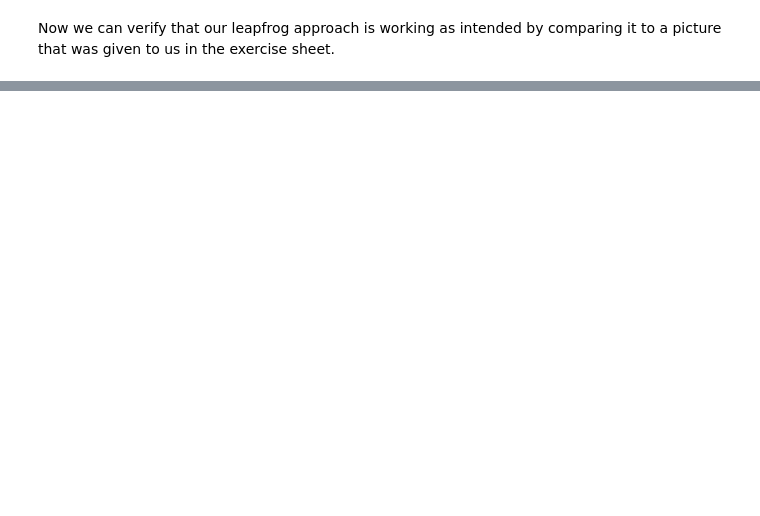
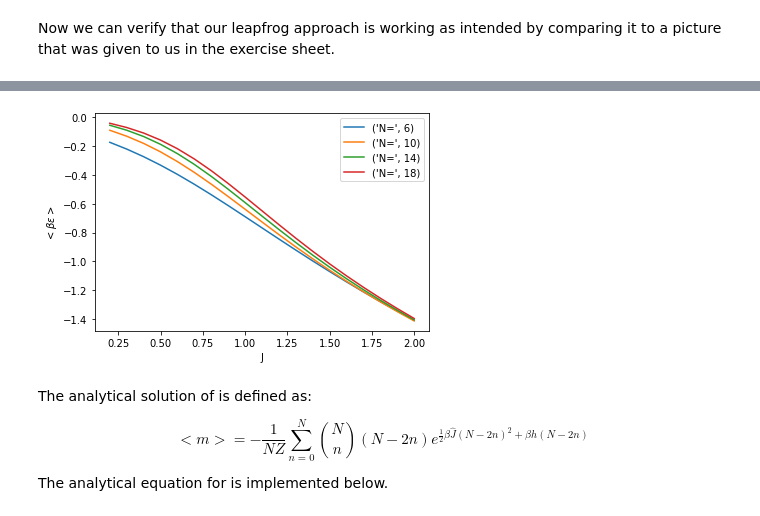
Before and after one commit to Trico94/physics760_Martin, a Jupyter notebook: Exercise 3/exercise3.ipynb, the cells around one changed output, grey strips where cells are left out. Drawn from its saved outputs; the diff is of its cells as text; code cells hidden in the pictures; blank space fills up the shorter version.

```diff
--- a/Exercise 3/exercise3.ipynb
+++ b/Exercise 3/exercise3.ipynb
@@ -157,0 +208,8 @@ Setting h = (βh) = .5 and using some values of N ranging from 5 to 20, calculat
+# %%
+def Z_analytical(N, beta_J, beta_h):
+    sum=0
+    for n in range(N):
+        sum = sum + sp.binom(N, n)*np.exp((0.5*beta_J/N)*(N-2*n)**2+beta_h*(N-2*n))
+    return sum
+
+print(Z_analytical(5, 1, 0.5))
@@ -157,0 +226,8 @@ Setting h = (βh) = .5 and using some values of N ranging from 5 to 20, calculat
+# %%
+# Implementation of the mean energy
+def mean_energy_analytical(N, beta_J, beta_h):
+    Z=Z_analytical(N, beta_J, beta_h)
+    sum=0
+    for n in range(N):
+        sum = sum + (sp.binom(N, n)*(0.5*beta_J/N)*(N-2*n)**2+beta_h*(N-2*n))*np.exp((0.5*beta_J/N)*(N-2*n)**2+beta_h*(N-2*n))
+    return(-sum/(Z*N))
@@ -157,0 +239,35 @@ Setting h = (βh) = .5 and using some values of N ranging from 5 to 20, calculat
+# %%
+def polt_mean_energy_analytical(beta_h):
+    # Initilize the arrays:
+    #   The values of N and beta*J are as mentioned above
+    N_array=[6, 10, 14, 18]
+    beta_J_array=np.arange(0.2, 2.01, 0.1)
+
+    # This is the array for the mean energy values (N*J-big)
+    mean_energy_analytical_array=np.zeros(len(N_array)*len(beta_J_array)).reshape(len(N_array), len(beta_J_array))
+
+    # Generate analytical solution for all N
+    for j in range(len(N_array)):
+
+        # Generate the values for one specific N
+        for i in range(len(beta_J_array)):
+            mean_energy_analytical_array[j][i]=mean_energy_analytical(N_array[j], beta_J_array[i], beta_h)
+
+    # Plot the mean energies
+    for j in range(len(N_array)):
+        plt.plot(beta_J_array, mean_energy_analytical_array[j], label=("N=", N_array[j]))
+        plt.legend(loc="best")
+        plt.xlabel("J")
+        plt.ylabel(r"$ <\beta \epsilon> $")
+
+polt_mean_energy_analytical(0.5)
+# %% [output]
+[figure, added]
+# %% [markdown]
+The analytical solution of <m> is defined as:
+
+\begin{equation}
+    <m> = -\frac{1}{NZ} \sum^{N}_{n=0} \binom{N}{n} (N-2n) e^{\frac{1}{2} \beta \hat{J} (N-2n)^2 + \beta h (N-2n)}
+\end{equation}
+
+The analytical equation for <m> is implemented below.
```
Also changed, not shown: parts of 20 cells of this notebook.
